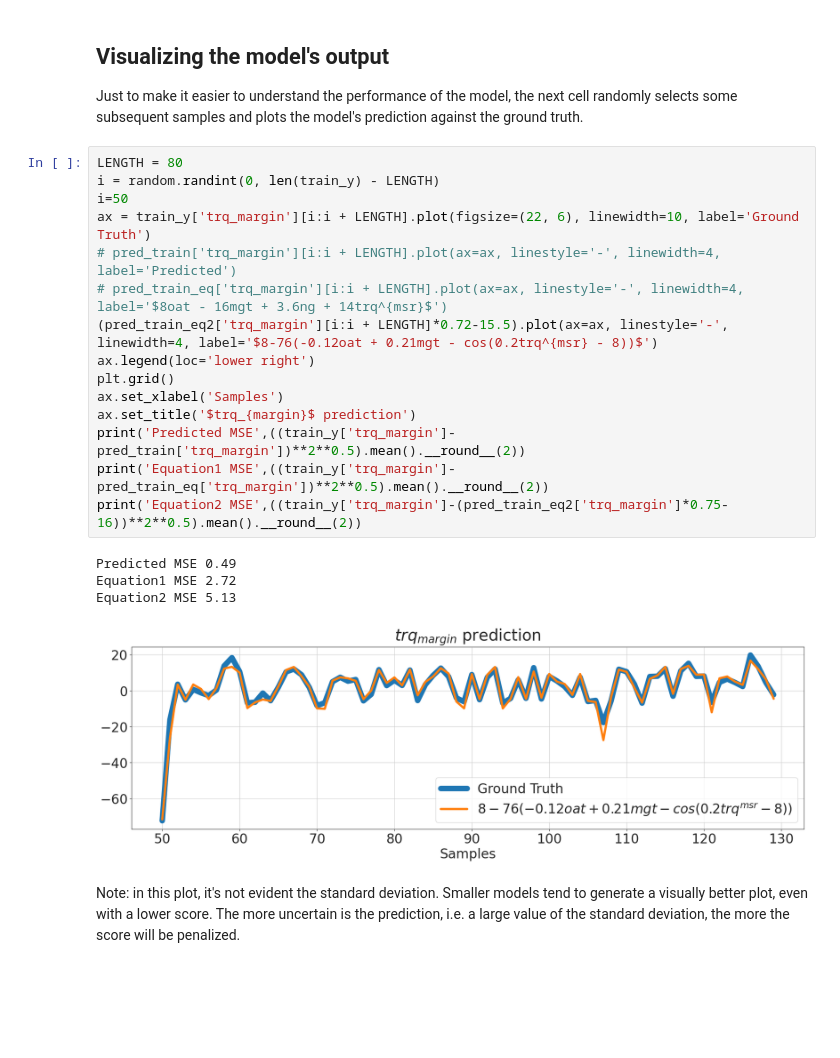
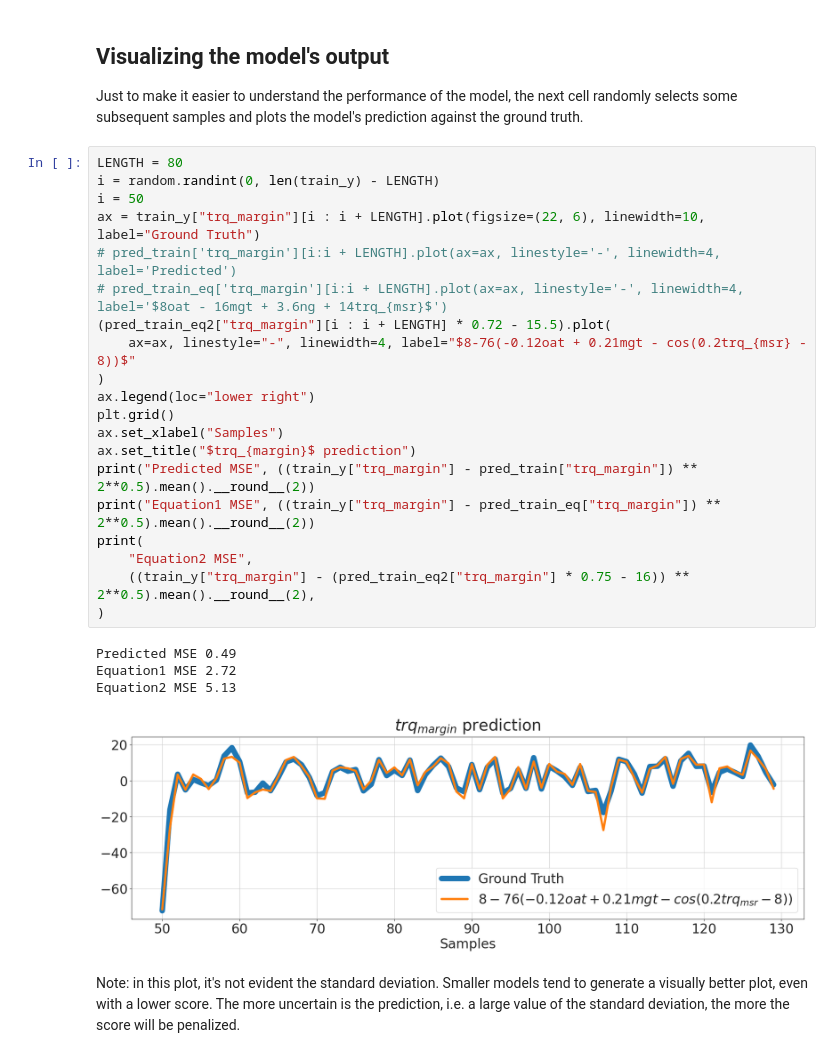
Before and after one commit to MrPio/PHM_North_America_2024_Challenge, a Jupyter notebook: 2-torque_target_probabilistic_regression/2.3-Generating_Torque_Margin_Predictions.ipynb, the cells around one changed output. Drawn from its saved outputs; the diff is of its cells as text; blank space fills up the shorter version.

```diff
--- a/2-torque_target_probabilistic_regression/2.3-Generating_Torque_Margin_Predictions.ipynb
+++ b/2-torque_target_probabilistic_regression/2.3-Generating_Torque_Margin_Predictions.ipynb
@@ -114,23 +114,28 @@ Just to make it easier to understand the performance of the model, the next cell
 # %%
 LENGTH = 80
 i = random.randint(0, len(train_y) - LENGTH)
-i=50
-ax = train_y['trq_margin'][i:i + LENGTH].plot(figsize=(22, 6), linewidth=10, label='Ground Truth')
+i = 50
+ax = train_y["trq_margin"][i : i + LENGTH].plot(figsize=(22, 6), linewidth=10, label="Ground Truth")
 # pred_train['trq_margin'][i:i + LENGTH].plot(ax=ax, linestyle='-', linewidth=4, label='Predicted')
-# pred_train_eq['trq_margin'][i:i + LENGTH].plot(ax=ax, linestyle='-', linewidth=4, label='$8oat - 16mgt + 3.6ng + 14trq^{msr}$')
-(pred_train_eq2['trq_margin'][i:i + LENGTH]*0.72-15.5).plot(ax=ax, linestyle='-', linewidth=4, label='$8-76(-0.12oat + 0.21mgt - cos(0.2trq^{msr} - 8))$')
-ax.legend(loc='lower right')
+# pred_train_eq['trq_margin'][i:i + LENGTH].plot(ax=ax, linestyle='-', linewidth=4, label='$8oat - 16mgt + 3.6ng + 14trq_{msr}$')
+(pred_train_eq2["trq_margin"][i : i + LENGTH] * 0.72 - 15.5).plot(
+    ax=ax, linestyle="-", linewidth=4, label="$8-76(-0.12oat + 0.21mgt - cos(0.2trq_{msr} - 8))$"
+)
+ax.legend(loc="lower right")
 plt.grid()
-ax.set_xlabel('Samples')
-ax.set_title('$trq_{margin}$ prediction')
-print('Predicted MSE',((train_y['trq_margin']-pred_train['trq_margin'])**2**0.5).mean().__round__(2))
-print('Equation1 MSE',((train_y['trq_margin']-pred_train_eq['trq_margin'])**2**0.5).mean().__round__(2))
-print('Equation2 MSE',((train_y['trq_margin']-(pred_train_eq2['trq_margin']*0.75-16))**2**0.5).mean().__round__(2))
+ax.set_xlabel("Samples")
+ax.set_title("$trq_{margin}$ prediction")
+print("Predicted MSE", ((train_y["trq_margin"] - pred_train["trq_margin"]) ** 2**0.5).mean().__round__(2))
+print("Equation1 MSE", ((train_y["trq_margin"] - pred_train_eq["trq_margin"]) ** 2**0.5).mean().__round__(2))
+print(
+    "Equation2 MSE",
+    ((train_y["trq_margin"] - (pred_train_eq2["trq_margin"] * 0.75 - 16)) ** 2**0.5).mean().__round__(2),
+)
 # %% [output]
 Predicted MSE 0.49
 Equation1 MSE 2.72
 Equation2 MSE 5.13
-[figure, old version]
+[figure, new version]
 # %% [markdown]
 Note: in this plot, it's not evident the standard deviation. Smaller models tend to generate a visually better plot, even with a lower score. The more uncertain is the prediction, i.e. a large value of the standard deviation, the more the score will be penalized.
 # %%
```
Also changed, not shown: 2 other files.
